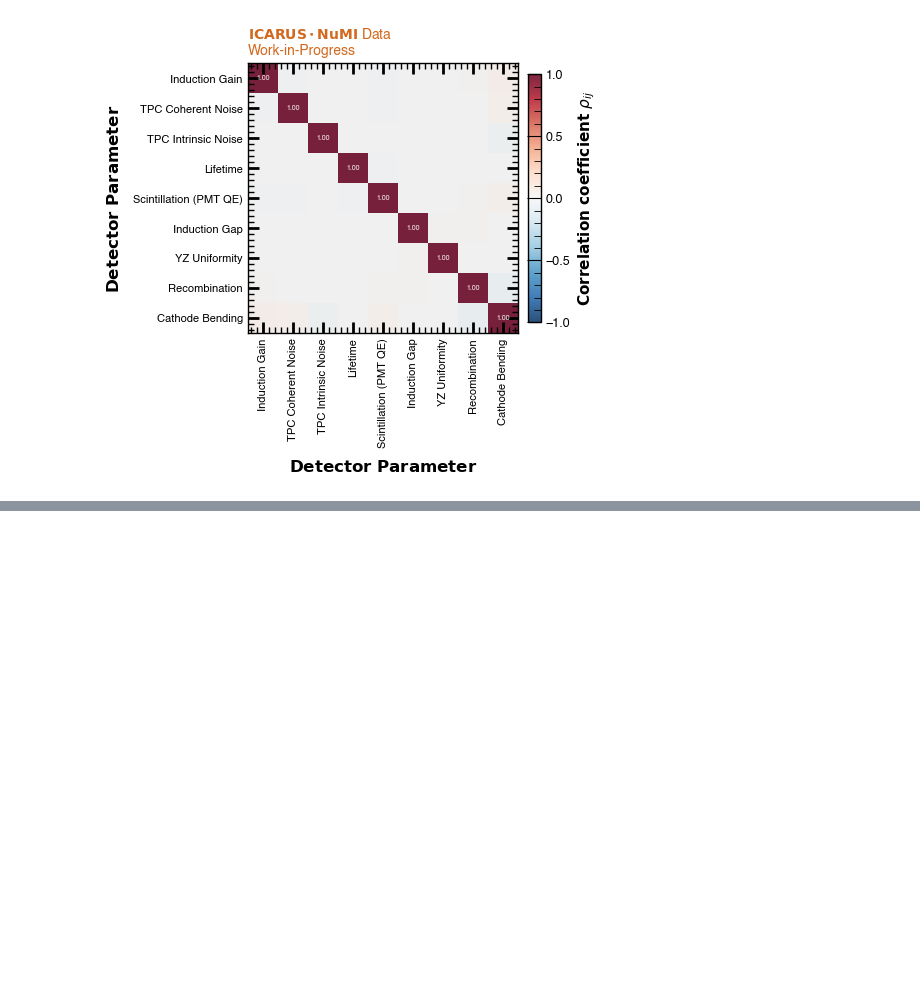
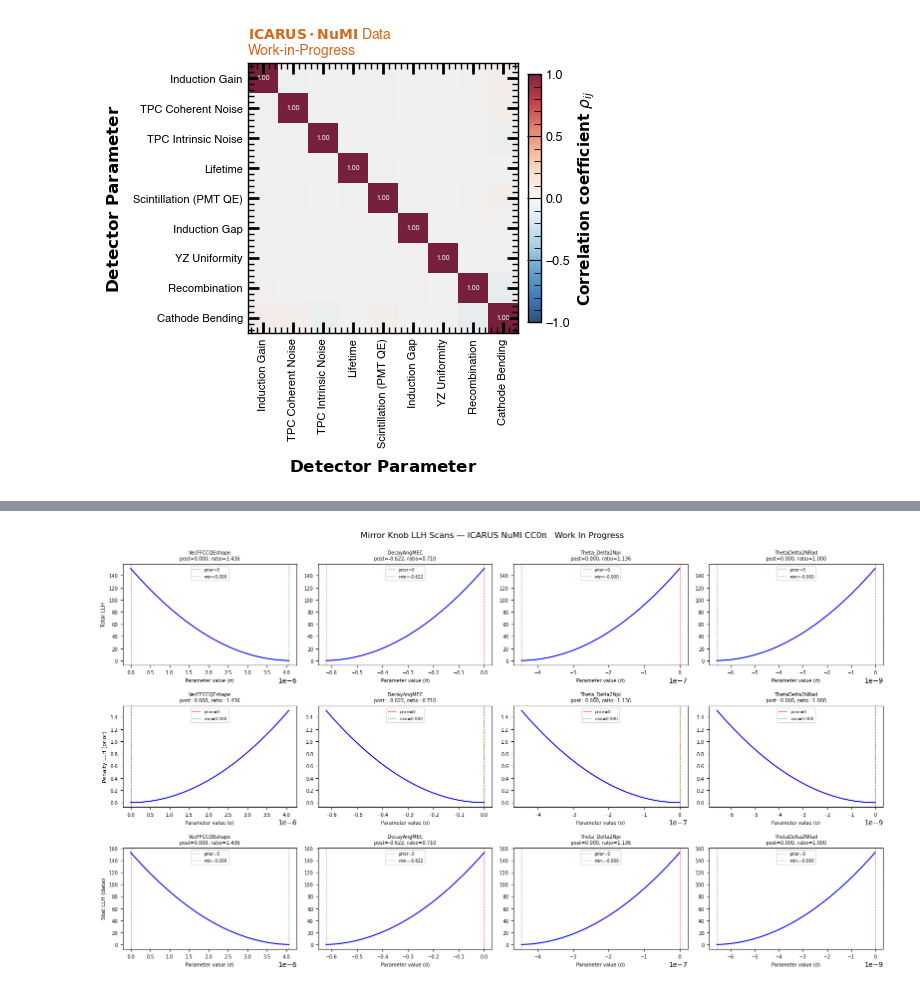
Before and after one commit to rvizarreta/gundam-icarus, a Jupyter notebook: Notebooks/dpT/RealData_Studies.ipynb, the cells around one changed output, grey strips where cells are left out. Cells and saved outputs as stored; diff of their text form; code cells hidden in the pictures; blank space fills up the shorter version.

```diff
--- a/Notebooks/dpT/RealData_Studies.ipynb
+++ b/Notebooks/dpT/RealData_Studies.ipynb
@@ -459,0 +660,94 @@ Full matrix size: 9×9
+# %%
+"""
+mirror_knob_llh_scans.py
+Plots the LLH scan TGraphs for the four mirror knobs.
+Saves to the same directory as the fitter output file.
+"""
+
+import uproot
+import numpy as np
+import matplotlib.pyplot as plt
+
+FITTER = (
+    "/Users/rvizarreta/Library/CloudStorage/GoogleDrive-rvizarreta14@gmail.com/"
+    "My Drive/🏛 PhD Repository/🚀 Research/🤖 Experiments&Projects/ICARUS/"
+    "ICARUS_CC0pi_GUNDAM/data/Fitter/dpT/RealData/real_dpT.root"
+)
+
+# Save next to the fitter file, not in a separate plots dir
+OUT_PDF = (
+    "/Users/rvizarreta/Library/CloudStorage/GoogleDrive-rvizarreta14@gmail.com/"
+    "My Drive/🏛 PhD Repository/🚀 Research/🤖 Experiments&Projects/ICARUS/"
+    "ICARUS_CC0pi_GUNDAM/data/Fitter/dpT/RealData/mirror_knob_llh_scans.pdf"
+)
+
+MIRROR_KNOBS = {
+    "VecFFCCQEshape":  48,
+    "DecayAngMEC":     49,
+    "Theta_Delta2Npi": 50,
+    "ThetaDelta2NRad": 51,
+}
+
+SCAN_TYPES = [
+    ("llh",        "Total LLH"),
+    ("llhPenalty", "Penalty LLH (prior)"),
+    ("llhStat",    "Stat LLH (data)"),
+]
+
+fig, axes = plt.subplots(3, 4, figsize=(16, 9))
+fig.suptitle(
+    "Mirror Knob LLH Scans — ICARUS NuMI CC0π   Work In Progress",
+    fontsize=12, y=0.99
+)
+
+with uproot.open(FITTER) as f:
+    for row_idx, (scan_name, scan_label) in enumerate(SCAN_TYPES):
+        for col_idx, (knob, param_idx) in enumerate(MIRROR_KNOBS.items()):
+            ax = axes[row_idx][col_idx]
+            path = (
+                f"FitterEngine/postFit/converge/{scan_name}/"
+                f"Cross_section_Systematics_{param_idx}_GENIEReWeight_SBN_v1_multisigma_{knob}_TGraph"
+            )
+            try:
+                g = f[path]
+                x = np.array(g.member("fX"))
+                y = np.array(g.member("fY"))
+
+                # Shift y so minimum = 0, easier to read curvature
+                y_shifted = y - y.min()
+
+                ax.plot(x, y_shifted, 'b-', linewidth=1.5)
+                ax.axvline(0, color='red', linestyle='--', linewidth=0.8,
+                           alpha=0.7, label='prior=0')
+
+                min_idx = np.argmin(y)
+                ax.axvline(x[min_idx], color='green', linestyle=':',
+                           linewidth=1.0, alpha=0.8, label=f'min={x[min_idx]:.3f}')
+
+                ax.legend(fontsize=6, loc='upper center')
+                ax.set_xlabel("Parameter value (σ)", fontsize=7)
+
+                if col_idx == 0:
+                    ax.set_ylabel(scan_label, fontsize=8)
+
+                # Title: knob name + postfit value from Step 1
+                postfit_vals = {
+                    "VecFFCCQEshape": (0.0000, 1.436),
+                    "DecayAngMEC":    (-0.6220, 0.710),
+                    "Theta_Delta2Npi": (0.0000, 1.136),
+                    "ThetaDelta2NRad": (0.0000, 1.000),
+                }
+                pv, ratio = postfit_vals[knob]
+                ax.set_title(f"{knob}\npost={pv:.3f}, ratio={ratio:.3f}", fontsize=7)
+                ax.tick_params(labelsize=7)
+
+            except Exception as e:
+                ax.text(0.5, 0.5, f"Not found:\n{str(e)[:60]}",
+                        transform=ax.transAxes, ha='center', va='center', fontsize=7)
+                ax.set_title(knob, fontsize=8)
+
+plt.tight_layout()
+plt.savefig(OUT_PDF, bbox_inches='tight')
+print(f"Saved: {OUT_PDF}")
+plt.show()
+# %% [output]
@@ -459,0 +755 @@ Full matrix size: 9×9
+[figure, added]
```
Also changed, not shown: parts of 2 cells of this notebook, 5 other files.
